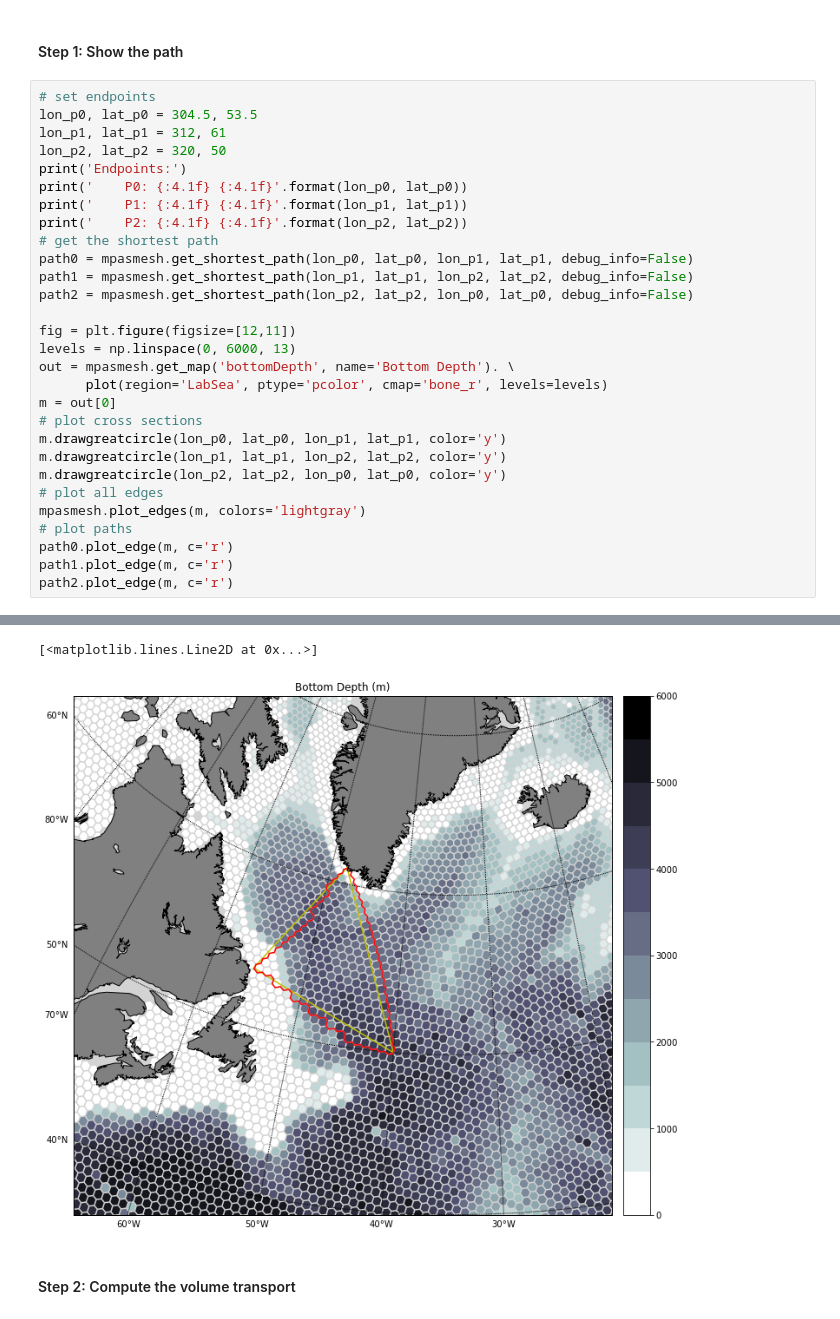
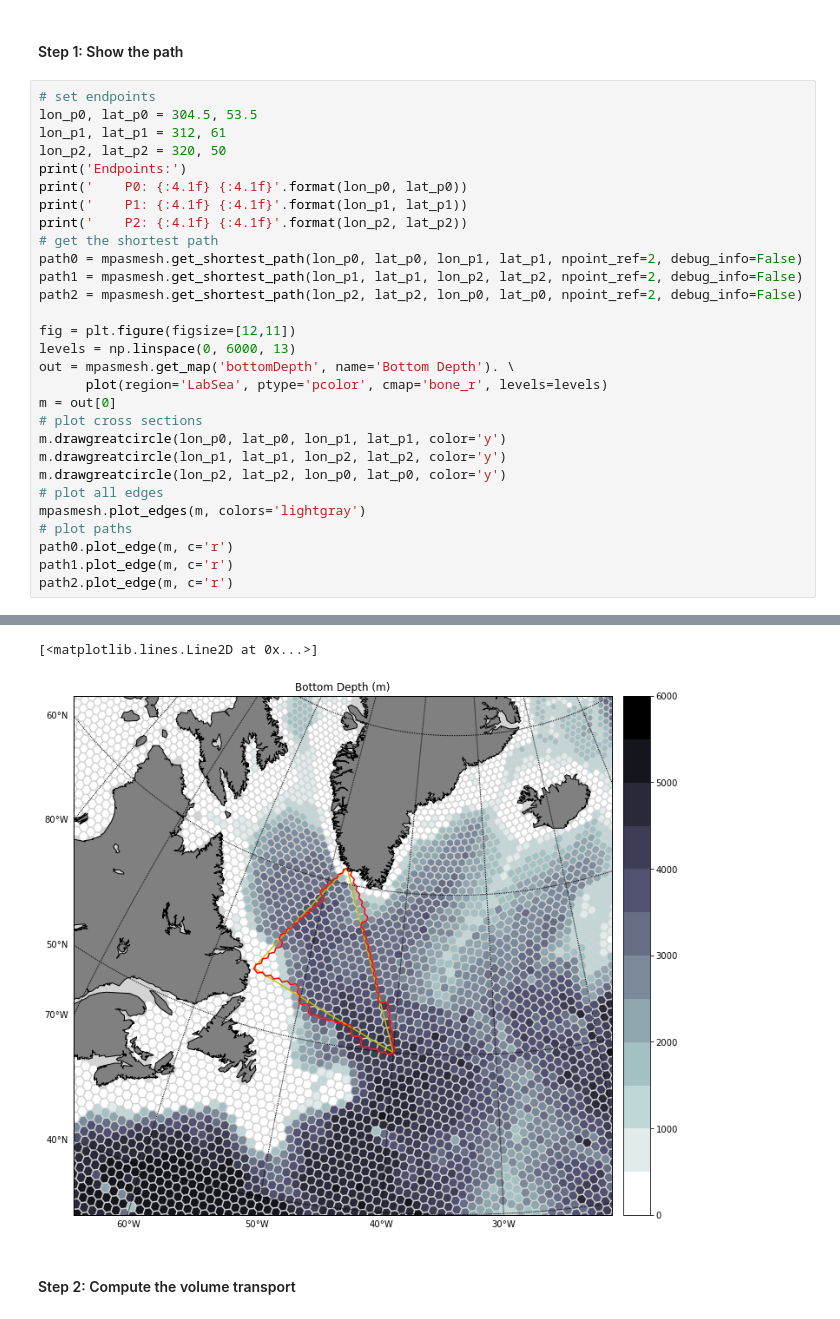
Before and after one commit to qingli411/mpasanalysis, a Jupyter notebook: Test_MPASOData_transport.ipynb, the cells around one changed output, grey strips where cells are left out. Saved outputs shown, nothing was run; the diff lists cells and outputs as text.

Commit message:
Update algorithm to find the path

```diff
--- a/Test_MPASOData_transport.ipynb
+++ b/Test_MPASOData_transport.ipynb
@@ -32,9 +32,9 @@ print('    P0: {:4.1f} {:4.1f}'.format(lon_p0, lat_p0))
 print('    P1: {:4.1f} {:4.1f}'.format(lon_p1, lat_p1))
 print('    P2: {:4.1f} {:4.1f}'.format(lon_p2, lat_p2))
 # get the shortest path
-path0 = mpasmesh.get_shortest_path(lon_p0, lat_p0, lon_p1, lat_p1, debug_info=False)
-path1 = mpasmesh.get_shortest_path(lon_p1, lat_p1, lon_p2, lat_p2, debug_info=False)
-path2 = mpasmesh.get_shortest_path(lon_p2, lat_p2, lon_p0, lat_p0, debug_info=False)
+path0 = mpasmesh.get_shortest_path(lon_p0, lat_p0, lon_p1, lat_p1, npoint_ref=2, debug_info=False)
+path1 = mpasmesh.get_shortest_path(lon_p1, lat_p1, lon_p2, lat_p2, npoint_ref=2, debug_info=False)
+path2 = mpasmesh.get_shortest_path(lon_p2, lat_p2, lon_p0, lat_p0, npoint_ref=2, debug_info=False)
 
 fig = plt.figure(figsize=[12,11])
 levels = np.linspace(0, 6000, 13)
@@ -65,7 +71,7 @@ Vertex closest to P1: 304.58613 53.44701
 Reading mesh data from /Users/qingli/data/mpas/test/mpaso.rst.0051-01-01_00000.nc
 Plotting map of Bottom Depth (m) at region 'LabSea'
 [<matplotlib.lines.Line2D at 0x...>]
-[figure, old version]
+[figure, new version]
 # %% [markdown]
 #### Step 2: Compute the volume transport
 # %%
```
Also changed, not shown: parts of 2 cells of this notebook, 3 other files.
